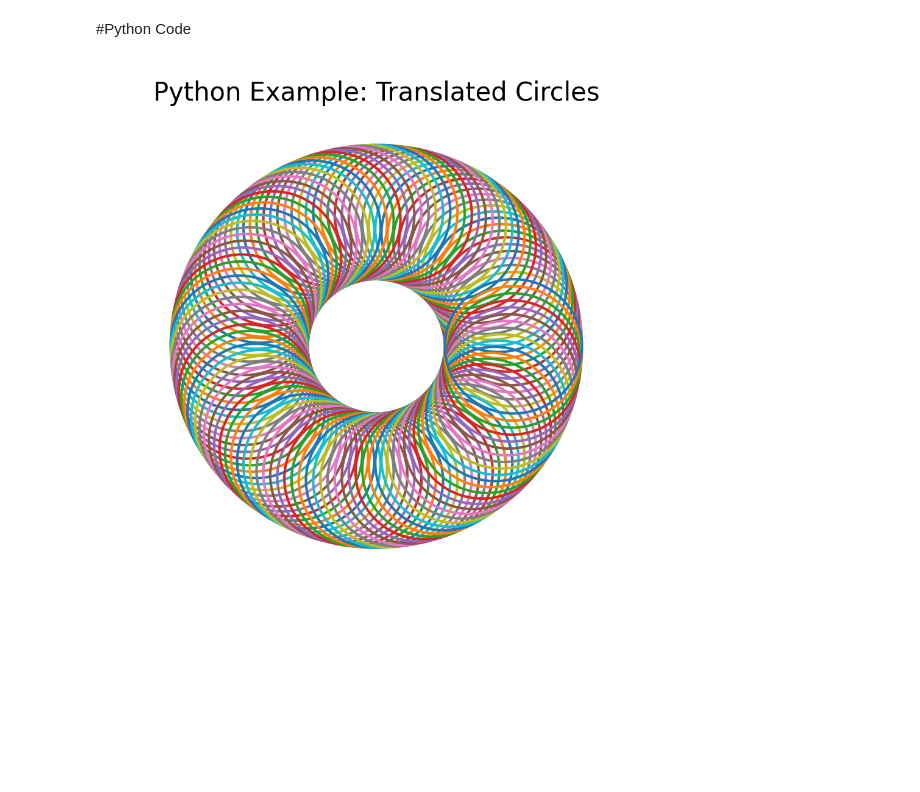
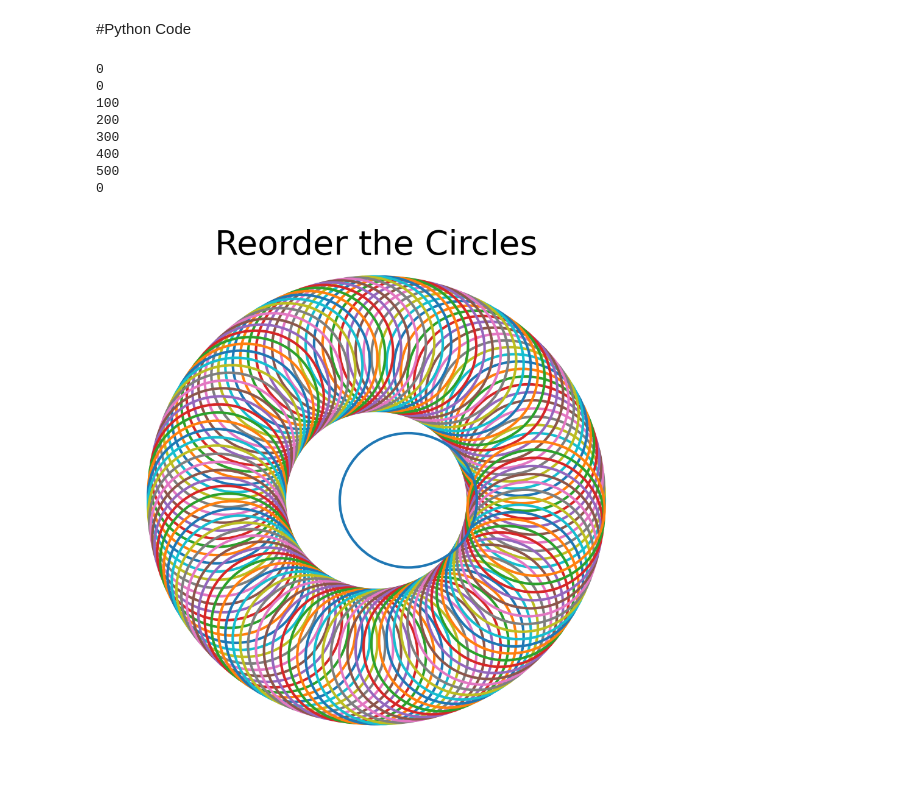
Before and after one commit to bingsen-wang/Python-Examples, a Jupyter notebook: PythonExample_translatedCircles.ipynb, the cells around one changed output. Saved outputs shown, nothing was run; the diff lists cells and outputs as text; code cells hidden in the pictures; blank space fills up the shorter version.

```diff
--- a/PythonExample_translatedCircles.ipynb
+++ b/PythonExample_translatedCircles.ipynb
@@ -12,20 +12,30 @@ Dr. Bingsen Wang
 # %%
 from matplotlib import pyplot,animation,cm,patches,transforms;import numpy as np
 
-Nf=120; r1,r2=.3,.6; xy=r2*np.exp(1j*np.linspace(0,2*np.pi,Nf))
+Nf=120; r1,r2=.3,.7; xy=r2*np.exp(1j*np.linspace(0,2*np.pi,Nf))
 cl = list(cm.tab10.colors); fig = pyplot.figure(figsize=([9,9]))
 ax = fig.add_axes([0,0,1,1],xlim=[-1.2,1.2],ylim=[-1.2,1.25]); ax.axis('off')
-ax.text(0,1.1,"Python Example: Translated Circles",size=30,ha='center')
+ax.text(0,1.1,"Reorder the Circles",size=40,ha='center')
 circles=[patches.Circle((0,0),r1,linewidth=3,fc='none',ec=cl[k%len(cl)],
                         zorder=-k)for k in range(Nf)]
 [ax.add_patch(circles[k])for k in range(Nf)]
 
 def animate(i):
-  [circles[k].set_transform(transforms.Affine2D().translate(xy[i-k].real,
-                              xy[i-k].imag)+ax.transData) for k in range(i)]
+  if i%100==0: print(i)
+  circles[i//5].set_transform(transforms.Affine2D().translate(r2/5*(i%5+1),0)+ax.transData)
+  [circles[k].set_transform(transforms.Affine2D().translate(xy[i//5-k].real,
+                              xy[i//5-k].imag)+ax.transData) for k in range(i//5)]
   return
 
-anim = animation.FuncAnimation(fig, animate, frames=Nf, interval=20)
-anim.save("circles.mp4",writer=animation.FFMpegWriter(fps=15),dpi=200)
+anim = animation.FuncAnimation(fig, animate, frames=Nf*5, interval=20)
+anim.save("circles.mp4",writer=animation.FFMpegWriter(fps=60),dpi=200)
 # %% [output]
+0
+0
+100
+200
+300
+400
+500
+0
-[figure, old version]
+[figure, new version]
```
